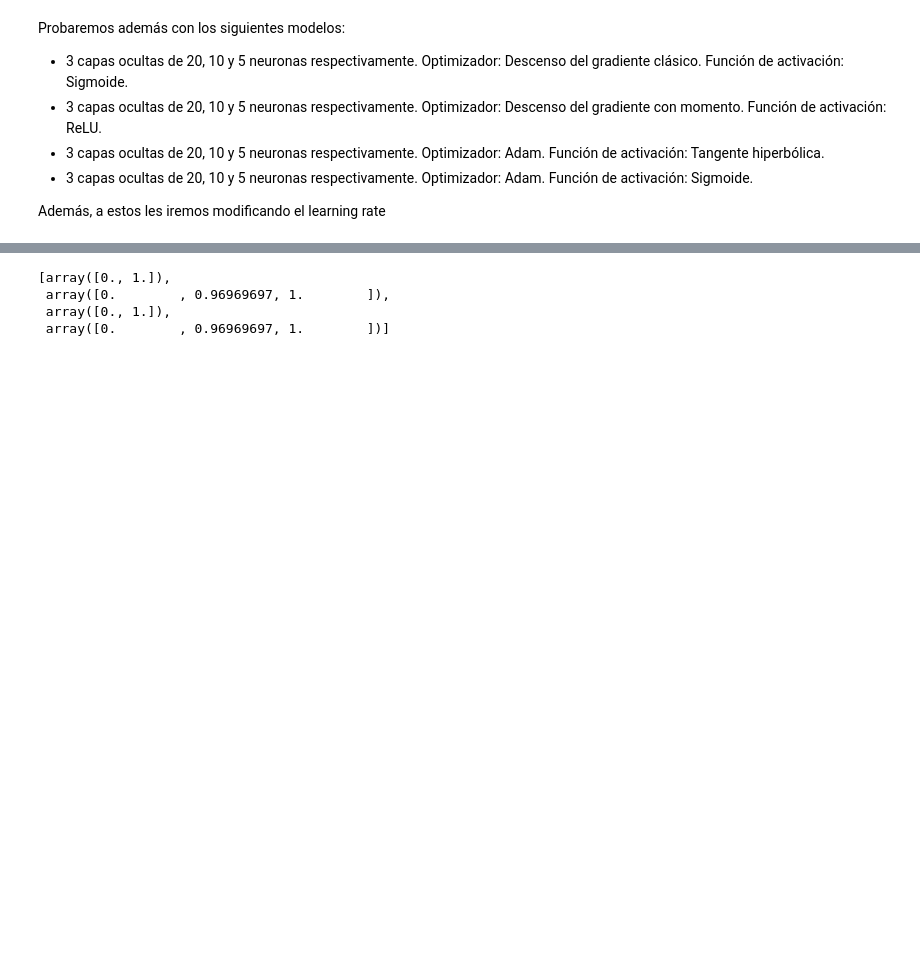
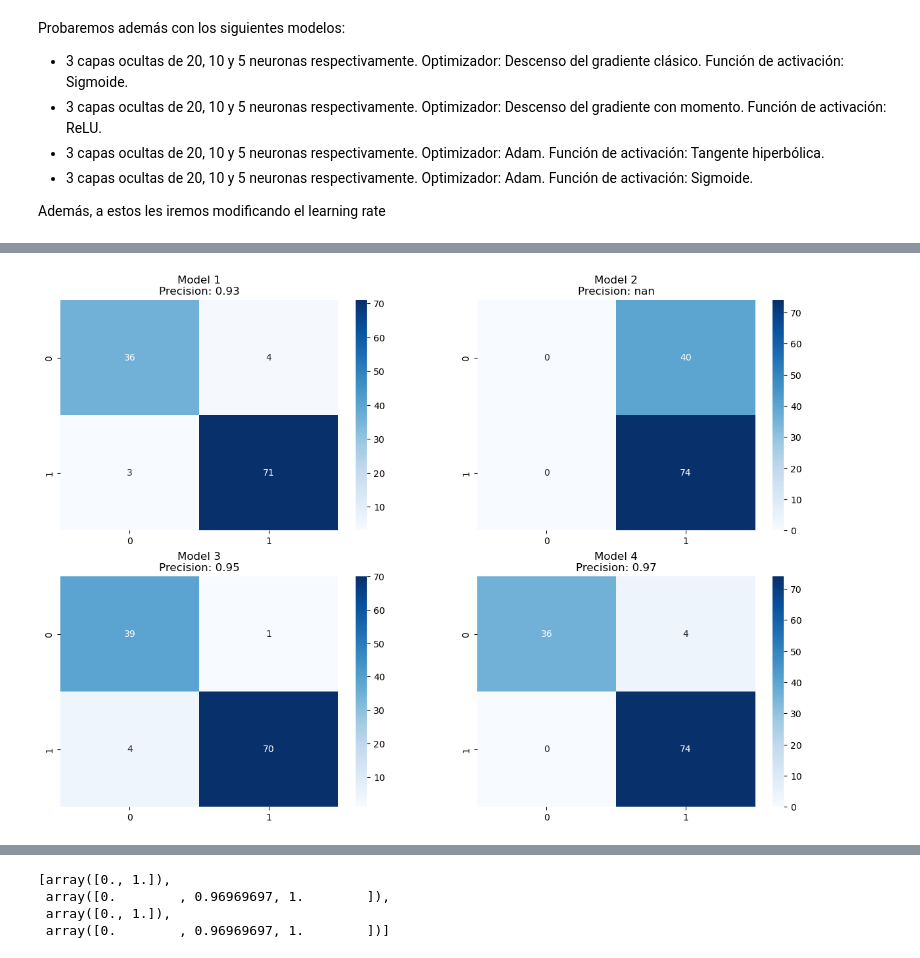
Before and after one commit to ricardocardn/NeuralNetworkImplementation, a Jupyter notebook: tests.ipynb, the cells around one changed output, grey strips where cells are left out. Cells and saved outputs as stored; diff of their text form; code cells hidden in the pictures; blank space fills up the shorter version.

```diff
--- a/tests.ipynb
+++ b/tests.ipynb
@@ -309,5 +354,5 @@ learning_rates = [0.1, 0.01, 0.001, 0.0001]
 # %%
-for lr in learning_rates:
+def train(lr):
     for i, (model, optimizer) in enumerate(zip(models, opts)):
         print("Model:", i + 1, "- Learning Rate: ", lr)
         (acc, loss) = optimizer(model, X_train, y_train, measure_functions.accuracy, epochs=20, learning_rate=lr)
@@ -318,3 +363,7 @@ for lr in learning_rates:
 
         tpr_iterations.append(tpr)
         fpr_iterations.append(fpr)
+
+        acc_val = round(measure_functions.accuracy(y_test, [model.feedfoward(x) for x in X_test]), 2)
+        pr_val = round(precision([np.argmax(y) for y in y_test], Y_pred), 2)
+        print("Accuracy:", acc_val, "Precision:", pr_val, "TPR:", round(tpr[-1], 2), "AUC:", round(auc(fpr, tpr), 2))
@@ -342,0 +390,13 @@ len(models)
+# %%
+# matrices de confusion
+fig, axs = plt.subplots(2, 2, figsize=(15, 10))
+
+for i, (model, ax) in enumerate(zip(models, axs.flatten())):
+    Y_pred = [np.argmax(model.feedfoward(x)) for x in X_test]
+    cm = confusion_matrix([np.argmax(y) for y in y_test], Y_pred)
+    sns.heatmap(cm, annot=True, fmt='d', cmap='Blues', ax=ax)
+    ax.set_title(f'Model {i + 1}\nPrecision: {round(precision([np.argmax(y) for y in y_test], Y_pred), 2)}')
+
+plt.show()
+# %% [output]
+[figure, added]
```
Also changed, not shown: parts of 20 cells of this notebook.
